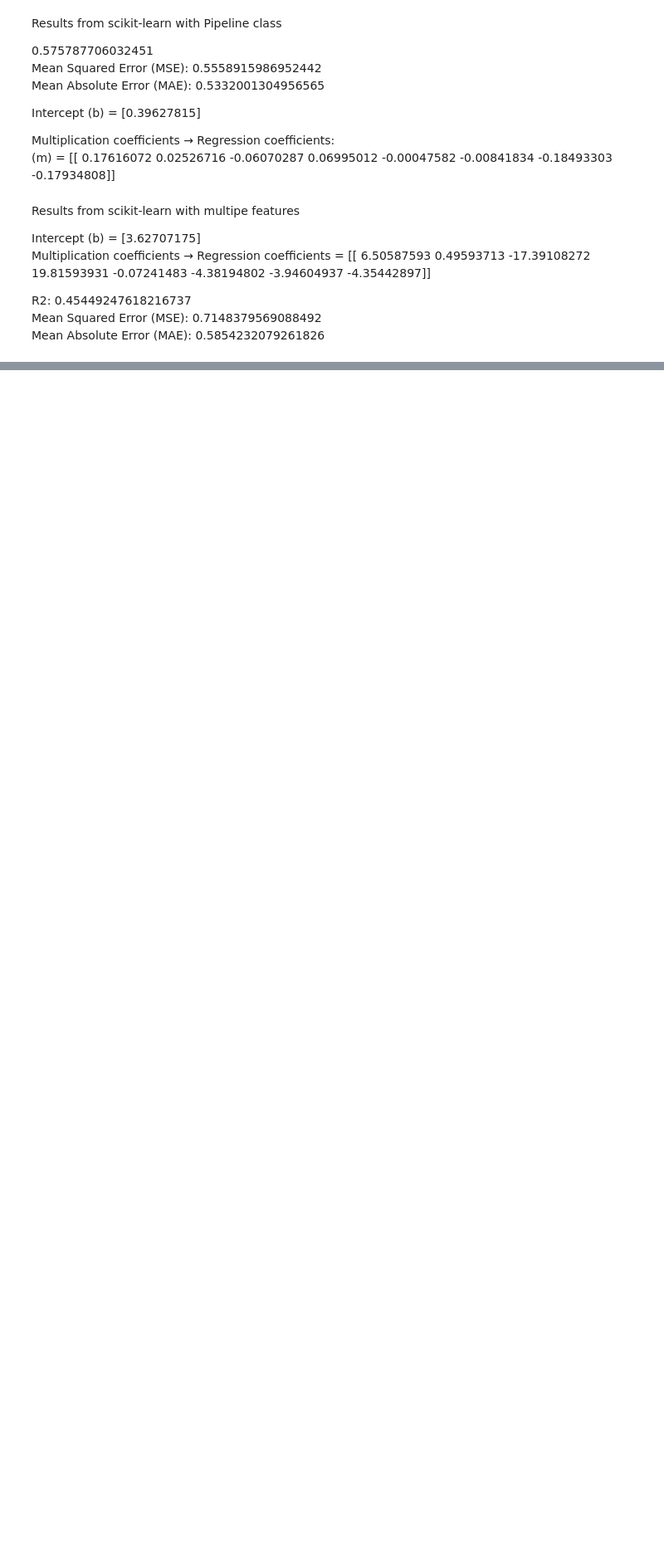
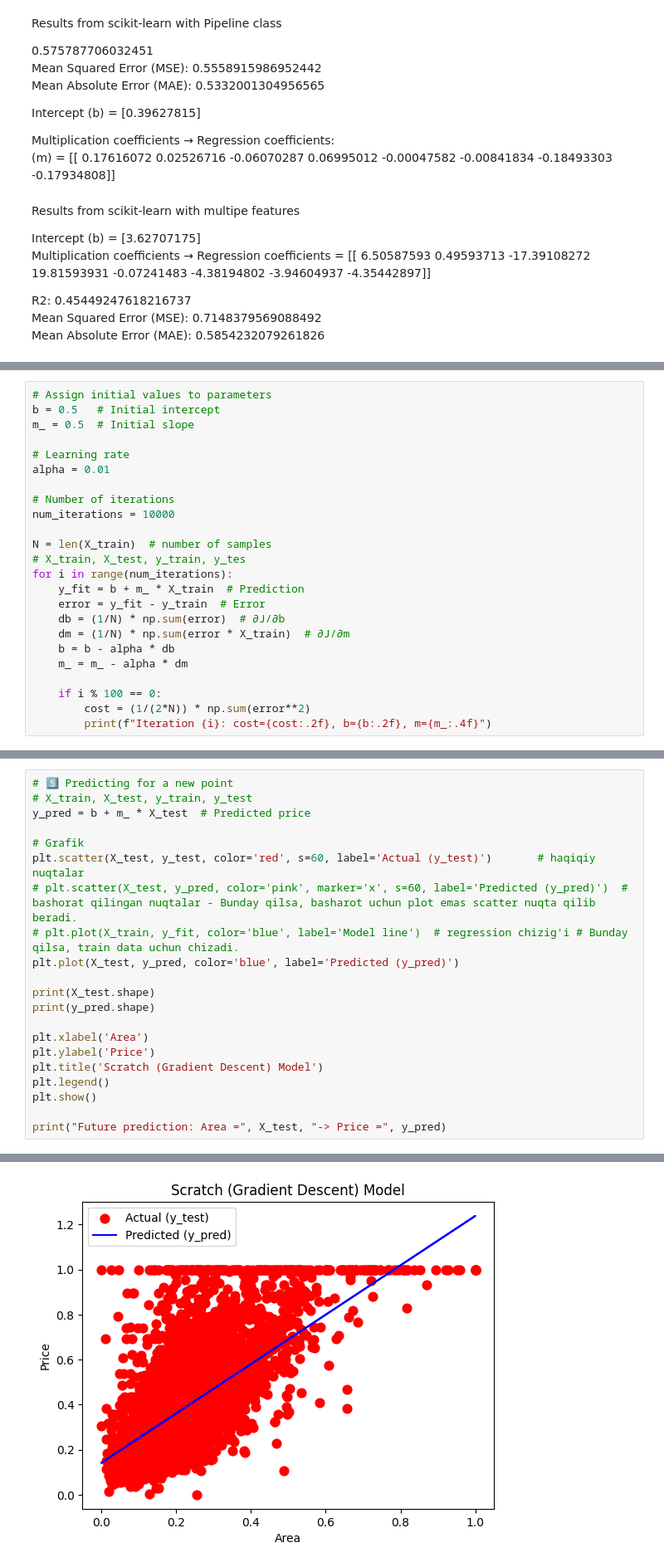
Before and after one commit to T-Khusan/California-Housing-Regression, a Jupyter notebook: California_Hoursing_Linear_Regression_Implementation.ipynb, the cells around one changed output, grey strips where cells are left out. Shown at 83% size. Cells and saved outputs as stored; diff of their text form; blank space fills up the shorter version.

```diff
--- a/California_Hoursing_Linear_Regression_Implementation.ipynb
+++ b/California_Hoursing_Linear_Regression_Implementation.ipynb
@@ -303,0 +390,24 @@ Mean Absolute Error (MAE): 0.5854232079261826<br>
+# %%
+# Assign initial values to parameters
+b = 0.5   # Initial intercept
+m_ = 0.5  # Initial slope
+
+# Learning rate
+alpha = 0.01
+
+# Number of iterations
+num_iterations = 10000
+
+N = len(X_train)  # number of samples
+# X_train, X_test, y_train, y_tes
+for i in range(num_iterations):
+    y_fit = b + m_ * X_train  # Prediction
+    error = y_fit - y_train  # Error
+    db = (1/N) * np.sum(error)  # ∂J/∂b
+    dm = (1/N) * np.sum(error * X_train)  # ∂J/∂m
+    b = b - alpha * db
+    m_ = m_ - alpha * dm
+
+    if i % 100 == 0:
+        cost = (1/(2*N)) * np.sum(error**2)
+        print(f"Iteration {i}: cost={cost:.2f}, b={b:.2f}, m={m_:.4f}")
@@ -303,0 +469,22 @@ Mean Absolute Error (MAE): 0.5854232079261826<br>
+# %%
+# 5️⃣ Predicting for a new point
+# X_train, X_test, y_train, y_test
+y_pred = b + m_ * X_test  # Predicted price
+
+# Grafik
+plt.scatter(X_test, y_test, color='red', s=60, label='Actual (y_test)')       # haqiqiy nuqtalar
+# plt.scatter(X_test, y_pred, color='pink', marker='x', s=60, label='Predicted (y_pred)')  # bashorat qilingan nuqtalar - Bunday qilsa, basharot uchun plot emas scatter nuqta qilib beradi.
+# plt.plot(X_train, y_fit, color='blue', label='Model line')  # regression chizig'i # Bunday qilsa, train data uchun chizadi.
+plt.plot(X_test, y_pred, color='blue', label='Predicted (y_pred)')
+
+print(X_test.shape)
+print(y_pred.shape)
+
+plt.xlabel('Area')
+plt.ylabel('Price')
+plt.title('Scratch (Gradient Descent) Model')
+plt.legend()
+plt.show()
+
+print("Future prediction: Area =", X_test, "-> Price =", y_pred)
+# %% [output]
@@ -303,0 +493 @@ Mean Absolute Error (MAE): 0.5854232079261826<br>
+[figure, added]
```
Also changed, not shown: parts of 17 cells of this notebook, 2 other files.
